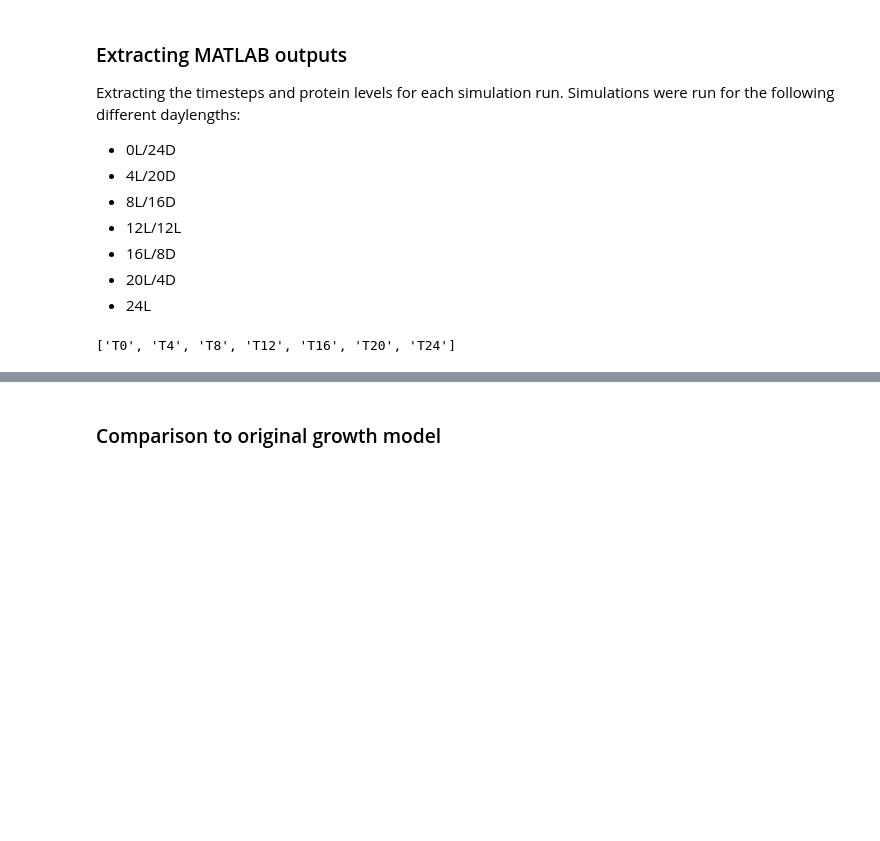
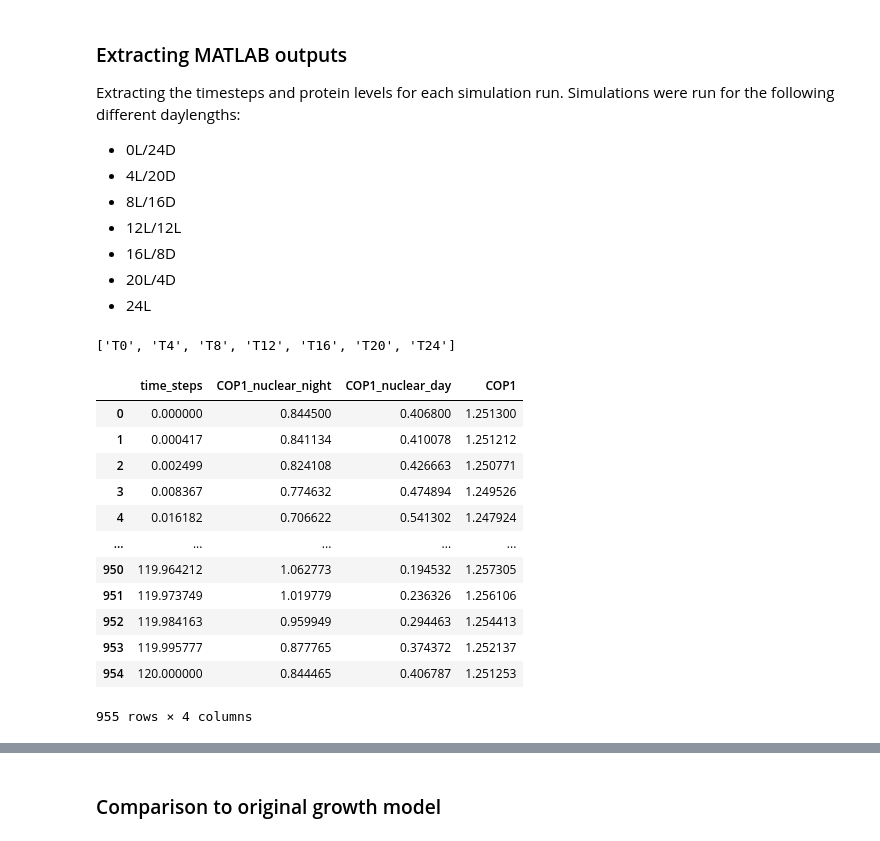
Before and after one commit to cbantock/arabidopsis_clock_linked_growth_model, a Jupyter notebook: CB_hypocotyl_growth_model.ipynb, the cells around one changed output, grey strips where cells are left out. Drawn from its saved outputs; the diff is of its cells as text; code cells hidden in the pictures; blank space fills up the shorter version.

```diff
--- a/CB_hypocotyl_growth_model.ipynb
+++ b/CB_hypocotyl_growth_model.ipynb
@@ -782,3 +782,20 @@ Y12 = create_df(sim_outputs,'Y12')
 Y16 = create_df(sim_outputs,'Y16')
 Y20 = create_df(sim_outputs,'Y20')
 Y24 = create_df(sim_outputs,'Y24')
+# %%
+Y12_COP1 = pd.concat([Y12['time_steps'], Y12['COP1_nuclear_night'], Y12['COP1_nuclear_day'], Y12['COP1']], axis=1)
+Y12_COP1
+# %% [output]
+|  | time_steps | COP1_nuclear_night | COP1_nuclear_day | COP1 |
+| 0 | 0.000000 | 0.844500 | 0.406800 | 1.251300 |
+| 1 | 0.000417 | 0.841134 | 0.410078 | 1.251212 |
+| 2 | 0.002499 | 0.824108 | 0.426663 | 1.250771 |
+| 3 | 0.008367 | 0.774632 | 0.474894 | 1.249526 |
+| 4 | 0.016182 | 0.706622 | 0.541302 | 1.247924 |
+| ... | ... | ... | ... | ... |
+| 950 | 119.964212 | 1.062773 | 0.194532 | 1.257305 |
+| 951 | 119.973749 | 1.019779 | 0.236326 | 1.256106 |
+| 952 | 119.984163 | 0.959949 | 0.294463 | 1.254413 |
+| 953 | 119.995777 | 0.877765 | 0.374372 | 1.252137 |
+| 954 | 120.000000 | 0.844465 | 0.406787 | 1.251253 |
+955 rows × 4 columns
```
Also changed, not shown: parts of 7 cells of this notebook.
